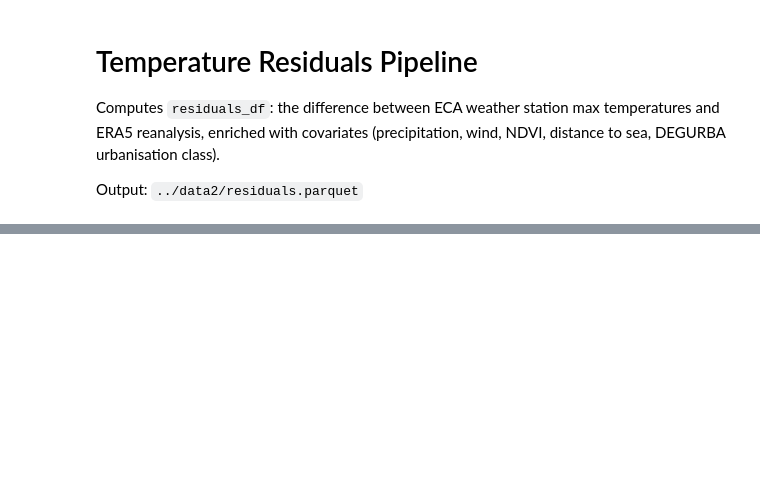
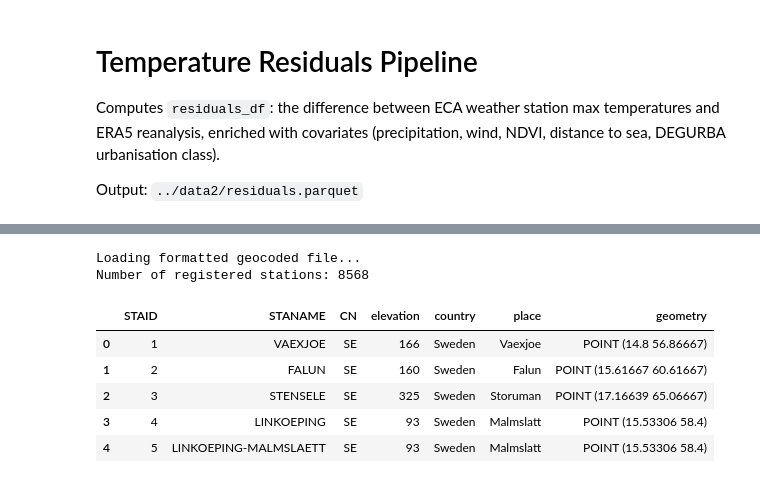
Before and after one commit to SaadSouilmi/ERA5_resid, a Jupyter notebook: notebooks/temp_residuals.ipynb, the cells around one changed output, grey strips where cells are left out. Saved outputs shown, nothing was run; the diff lists cells and outputs as text; code cells hidden in the pictures; blank space fills up the shorter version.

```diff
--- a/notebooks/temp_residuals.ipynb
+++ b/notebooks/temp_residuals.ipynb
@@ -390,0 +57,29 @@ memory usage: 838.5+ MB
+# %%
+eca_tx_datafolder = DATA / "ECA_blend_tx/"
+stations_filepath = eca_tx_datafolder / "stations.txt"
+
+stations_df = pd.read_csv(stations_filepath, skiprows=17, skipinitialspace=True)
+stations_df["LAT_decimal"] = stations_df["LAT"].apply(dms_to_decimal)
+stations_df["LON_decimal"] = stations_df["LON"].apply(dms_to_decimal)
+stations_df["country"] = stations_df["CN"].apply(lambda x: pycountry.countries.get(alpha_2=x.rstrip(" ")).name)
+stations_df = stations_df.rename(columns={"HGHT": "elevation"})
+stations_df["place"] = [dico["name"] for dico in rg.search(list(zip(stations_df["LAT_decimal"], stations_df["LON_decimal"])))]
+
+stations_gdf = gpd.GeoDataFrame(
+    stations_df,
+    geometry=gpd.points_from_xy(stations_df["LON_decimal"], stations_df["LAT_decimal"]),
+    crs="EPSG:4326",
+).drop(columns=["LAT", "LON", "LAT_decimal", "LON_decimal"])
+
+stations_df = pl.from_pandas(stations_df)
+print(f"Number of registered stations: {len(stations_gdf)}")
+stations_gdf.head()
+# %% [output]
+Loading formatted geocoded file...
+Number of registered stations: 8568
+|  | STAID | STANAME | CN | elevation | country | place | geometry |
+| 0 | 1 | VAEXJOE | SE | 166 | Sweden | Vaexjoe | POINT (14.8 56.86667) |
+| 1 | 2 | FALUN | SE | 160 | Sweden | Falun | POINT (15.61667 60.61667) |
+| 2 | 3 | STENSELE | SE | 325 | Sweden | Storuman | POINT (17.16639 65.06667) |
+| 3 | 4 | LINKOEPING | SE | 93 | Sweden | Malmslatt | POINT (15.53306 58.4) |
+| 4 | 5 | LINKOEPING-MALMSLAETT | SE | 93 | Sweden | Malmslatt | POINT (15.53306 58.4) |
```
Also changed, not shown: parts of 39 cells of this notebook, 14 other files.
